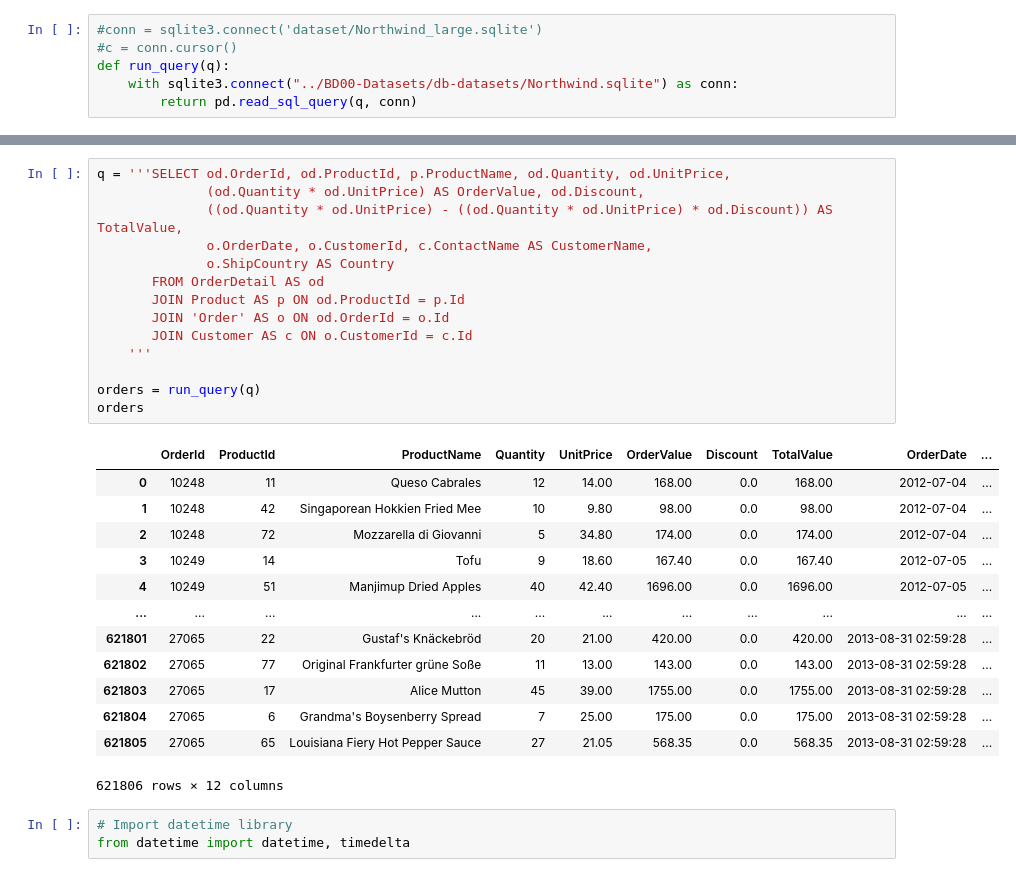
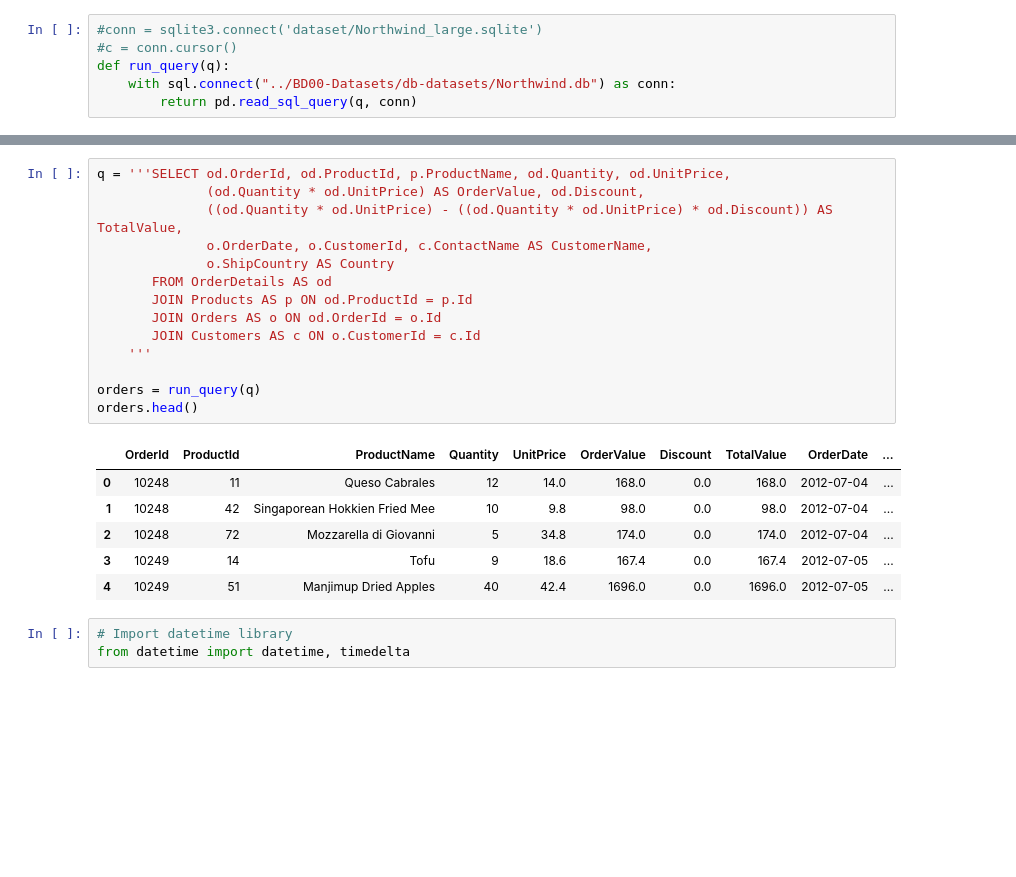
Before and after one commit to nw-kusuma/Big-Data-Class, a Jupyter notebook: BD07-RFM Segment/NorthwindDB-RFMSegment.ipynb, the cells around one changed output, grey strips where cells are left out. Drawn from its saved outputs; the diff is of its cells as text; blank space fills up the shorter version.

```diff
--- a/BD07-RFM Segment/NorthwindDB-RFMSegment.ipynb
+++ b/BD07-RFM Segment/NorthwindDB-RFMSegment.ipynb
@@ -19,6 +21,6 @@ Construct helper function for data connection and queries
 #conn = sqlite3.connect('dataset/Northwind_large.sqlite')
 #c = conn.cursor()
 def run_query(q):
-    with sqlite3.connect("../BD00-Datasets/db-datasets/Northwind.sqlite") as conn:
+    with sql.connect("../BD00-Datasets/db-datasets/Northwind.db") as conn:
         return pd.read_sql_query(q, conn)
 # %% [markdown]
@@ -53,31 +54,24 @@ tables
 # %%
 q = '''SELECT od.OrderId, od.ProductId, p.ProductName, od.Quantity, od.UnitPrice,
               (od.Quantity * od.UnitPrice) AS OrderValue, od.Discount,
               ((od.Quantity * od.UnitPrice) - ((od.Quantity * od.UnitPrice) * od.Discount)) AS TotalValue,
               o.OrderDate, o.CustomerId, c.ContactName AS CustomerName,
               o.ShipCountry AS Country
-       FROM OrderDetail AS od
-       JOIN Product AS p ON od.ProductId = p.Id
-       JOIN 'Order' AS o ON od.OrderId = o.Id
-       JOIN Customer AS c ON o.CustomerId = c.Id
+       FROM OrderDetails AS od
+       JOIN Products AS p ON od.ProductId = p.Id
+       JOIN Orders AS o ON od.OrderId = o.Id
+       JOIN Customers AS c ON o.CustomerId = c.Id
     '''
 
 orders = run_query(q)
-orders
+orders.head()
 # %% [output]
 |  | OrderId | ProductId | ProductName | Quantity | UnitPrice | OrderValue | Discount | TotalValue | OrderDate | ... |
-| 0 | 10248 | 11 | Queso Cabrales | 12 | 14.00 | 168.00 | 0.0 | 168.00 | 2012-07-04 | ... |
-| 1 | 10248 | 42 | Singaporean Hokkien Fried Mee | 10 | 9.80 | 98.00 | 0.0 | 98.00 | 2012-07-04 | ... |
-| 2 | 10248 | 72 | Mozzarella di Giovanni | 5 | 34.80 | 174.00 | 0.0 | 174.00 | 2012-07-04 | ... |
-| 3 | 10249 | 14 | Tofu | 9 | 18.60 | 167.40 | 0.0 | 167.40 | 2012-07-05 | ... |
-| 4 | 10249 | 51 | Manjimup Dried Apples | 40 | 42.40 | 1696.00 | 0.0 | 1696.00 | 2012-07-05 | ... |
-| ... | ... | ... | ... | ... | ... | ... | ... | ... | ... | ... |
-| 621801 | 27065 | 22 | Gustaf's Knäckebröd | 20 | 21.00 | 420.00 | 0.0 | 420.00 | 2013-08-31 02:59:28 | ... |
-| 621802 | 27065 | 77 | Original Frankfurter grüne Soße | 11 | 13.00 | 143.00 | 0.0 | 143.00 | 2013-08-31 02:59:28 | ... |
-| 621803 | 27065 | 17 | Alice Mutton | 45 | 39.00 | 1755.00 | 0.0 | 1755.00 | 2013-08-31 02:59:28 | ... |
-| 621804 | 27065 | 6 | Grandma's Boysenberry Spread | 7 | 25.00 | 175.00 | 0.0 | 175.00 | 2013-08-31 02:59:28 | ... |
-| 621805 | 27065 | 65 | Louisiana Fiery Hot Pepper Sauce | 27 | 21.05 | 568.35 | 0.0 | 568.35 | 2013-08-31 02:59:28 | ... |
+| 0 | 10248 | 11 | Queso Cabrales | 12 | 14.0 | 168.0 | 0.0 | 168.0 | 2012-07-04 | ... |
+| 1 | 10248 | 42 | Singaporean Hokkien Fried Mee | 10 | 9.8 | 98.0 | 0.0 | 98.0 | 2012-07-04 | ... |
+| 2 | 10248 | 72 | Mozzarella di Giovanni | 5 | 34.8 | 174.0 | 0.0 | 174.0 | 2012-07-04 | ... |
+| 3 | 10249 | 14 | Tofu | 9 | 18.6 | 167.4 | 0.0 | 167.4 | 2012-07-05 | ... |
+| 4 | 10249 | 51 | Manjimup Dried Apples | 40 | 42.4 | 1696.0 | 0.0 | 1696.0 | 2012-07-05 | ... |
-621806 rows × 12 columns
 # %%
 # Import datetime library
 from datetime import datetime, timedelta
```
Also changed, not shown: parts of 19 cells of this notebook.
